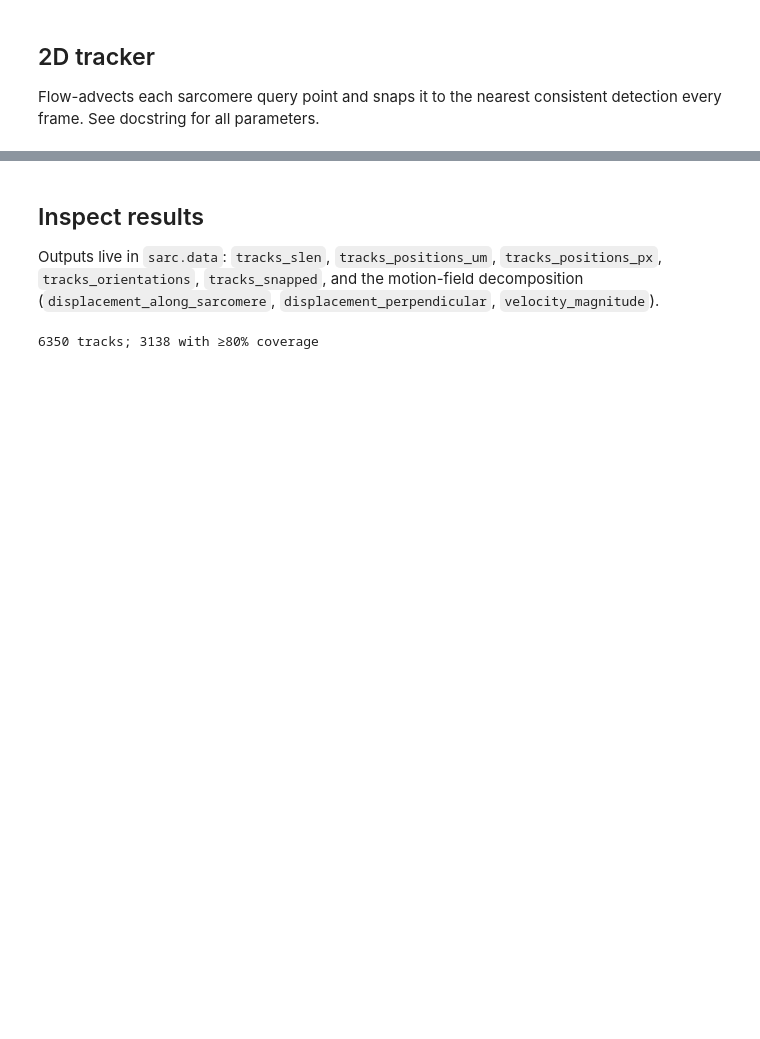
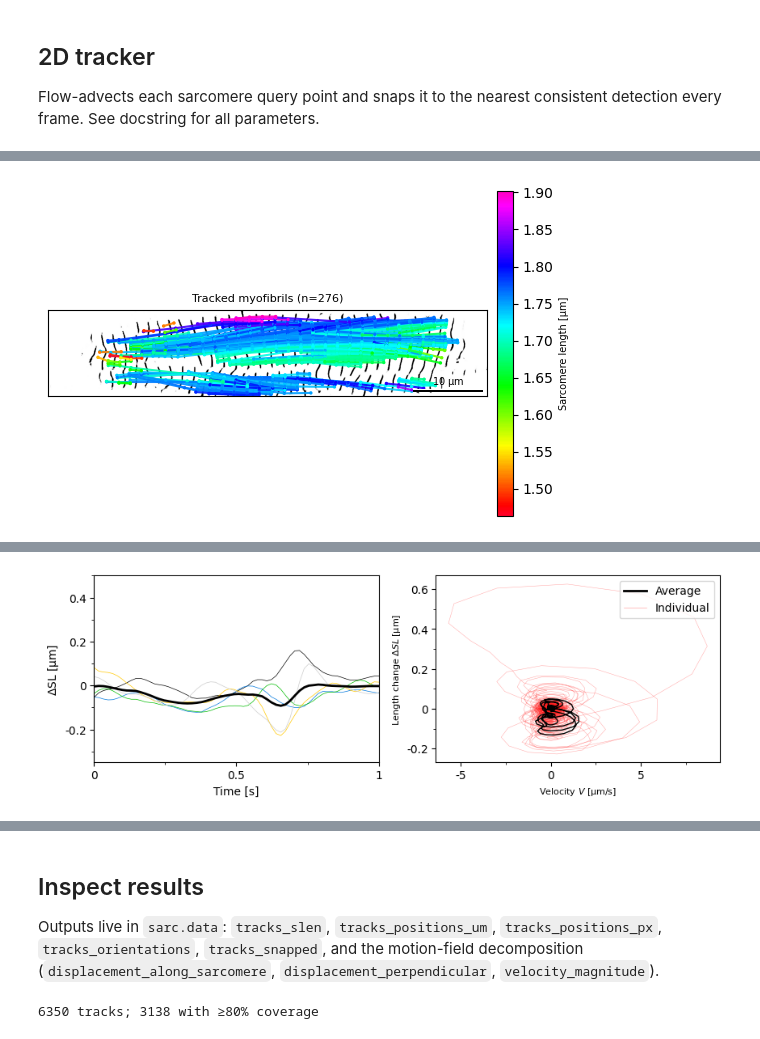
Before and after one commit to danihae/SarcAsM, a Jupyter notebook: docs/notebooks/tutorial_sarcomere_tracking.ipynb, the cells around one changed output, grey strips where cells are left out. Drawn from its saved outputs; the diff is of its cells as text; code cells hidden in the pictures; blank space fills up the shorter version.

```diff
--- a/docs/notebooks/tutorial_sarcomere_tracking.ipynb
+++ b/docs/notebooks/tutorial_sarcomere_tracking.ipynb
@@ -57,0 +163,16 @@ sarc.track_sarcomere_vectors(frames=frames)
+# %%
+sarc.analyze_myofibrils(frames=[0])
+sarc.analyze_track_motion(by='myofibril', reference_frame=0)
+
+# spatial overlay: each fibre is a polyline, coloured by its sarcomere length
+fig, ax = plt.subplots(figsize=(6, 6))
+Plots.plot_track_myofibrils(ax, sarc, frame=0, color_by='slen', colorbar=True)
+plt.show()
+
+# rich per-fibre LOI analysis — reuse the existing Motion plots on a tracked fibre
+m = sarc.get_track_motion(group=21, analyze=True)
+fig, axes = plt.subplots(1, 2, figsize=(10, 3))
+Plots.plot_overlay_delta_slen(axes[0], m)
+Plots.plot_phase_space(axes[1], m)
+plt.show()
+# %% [output]
@@ -57,0 +184 @@ sarc.track_sarcomere_vectors(frames=frames)
+[figure, added]
@@ -57,0 +186 @@ sarc.track_sarcomere_vectors(frames=frames)
+[figure, added]
```
Also changed, not shown: parts of 17 cells of this notebook, 1 other file.
